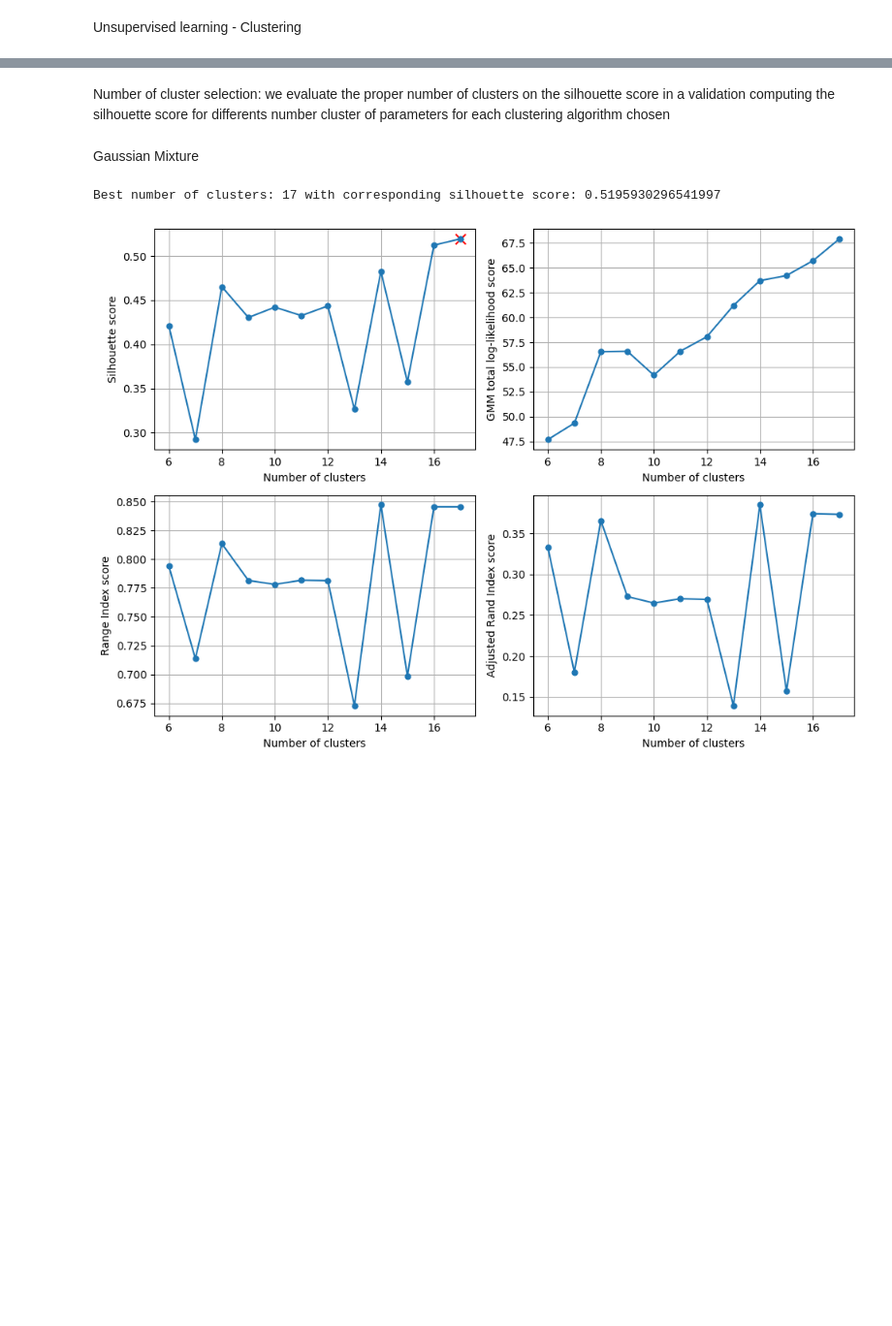
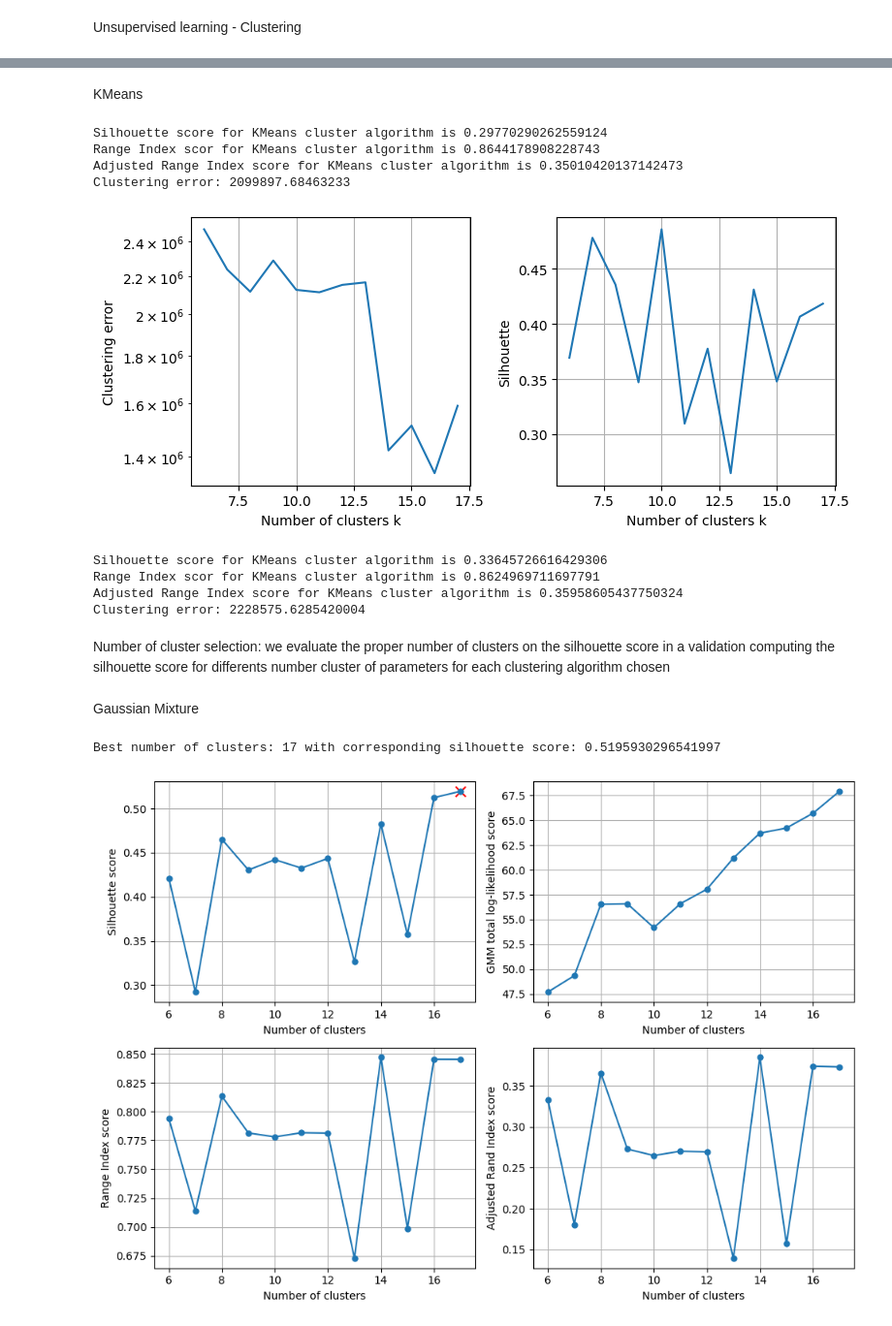
Before and after one commit to federicomirra01/DDoS_analysis_project, a Jupyter notebook: Section_3.ipynb, the cells around one changed output, grey strips where cells are left out. Shown at 97% size. Drawn from its saved outputs; the diff is of its cells as text; code cells hidden in the pictures; blank space fills up the shorter version.

```diff
--- a/Section_3.ipynb
+++ b/Section_3.ipynb
@@ -17,3 +52,53 @@ n_y = len(y.unique()) #number of different labels
+# %% [markdown]
+KMeans
+# %%
+kmeans = KMeans(n_clusters=n_y, init='random', random_state=None, n_init=1)
+result = kmeans.fit(X)
+labels = result.labels_
+print(f'Silhouette score for KMeans cluster algorithm is {silhouette_score(X, labels)}')
+print(f'Range Index scor for KMeans cluster algorithm is {rand_score(np.ravel(y), labels)}')
+print(f'Adjusted Range Index score for KMeans cluster algorithm is {adjusted_rand_score(np.ravel(y), labels)}')
+print(f'Clustering error: {result.inertia_}')
+# %% [output]
+Silhouette score for KMeans cluster algorithm is 0.29770290262559124
+Range Index scor for KMeans cluster algorithm is 0.8644178908228743
+Adjusted Range Index score for KMeans cluster algorithm is 0.35010420137142473
+Clustering error: 2099897.68463233
+# %%
+kmeans_results = []
+
+for k in range (int(0.5*n_y), int(1.5*n_y)):
+    kmeans_results.append(KMeans(n_clusters=k, init='random', random_state=None, n_init=1).fit(X))
+
+fig, axs = plt.subplots(1, 2, figsize=(8,3.5))
+axs[0].plot([k for k in range(int(0.5*n_y), int(1.5*n_y))], [result.inertia_ for result in kmeans_results])
+axs[0].set_xlabel("Number of clusters k")
+axs[0].set_ylabel("Clustering error")
+axs[0].set_yscale('log')
+axs[0].grid()
+
+axs[1].plot([k for k in range(int(0.5*n_y), int(1.5*n_y))], [silhouette_score(X, result.labels_) for result in kmeans_results])
+axs[1].set_xlabel("Number of clusters k")
+axs[1].set_ylabel("Silhouette")
+axs[1].grid()
+
+plt.tight_layout()
+plt.show()
+# %% [output]
+[figure, added]
+# %%
+kmeans = KMeans(n_clusters=10, init='random', random_state=None, n_init=1)
+result = kmeans.fit(X)
+labels = result.labels_
+print(f'Silhouette score for KMeans cluster algorithm is {silhouette_score(X, labels)}')
+print(f'Range Index scor for KMeans cluster algorithm is {rand_score(np.ravel(y), labels)}')
+print(f'Adjusted Range Index score for KMeans cluster algorithm is {adjusted_rand_score(np.ravel(y), labels)}')
+print(f'Clustering error: {result.inertia_}')
+# %% [output]
+Silhouette score for KMeans cluster algorithm is 0.33645726616429306
+Range Index scor for KMeans cluster algorithm is 0.8624969711697791
+Adjusted Range Index score for KMeans cluster algorithm is 0.35958605437750324
+Clustering error: 2228575.6285420004
 # %% [markdown]
 Number of cluster selection: we evaluate the proper number of clusters on the silhouette score in a validation computing the silhouette score for differents number cluster of parameters for each clustering algorithm chosen
 # %% [markdown]
```
Also changed, not shown: parts of 4 cells of this notebook.
